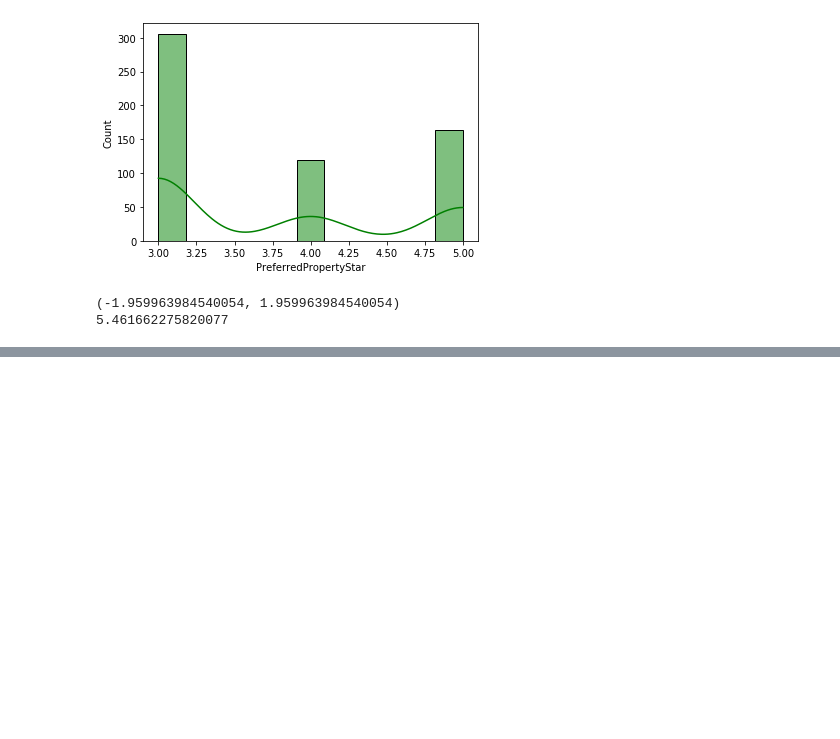
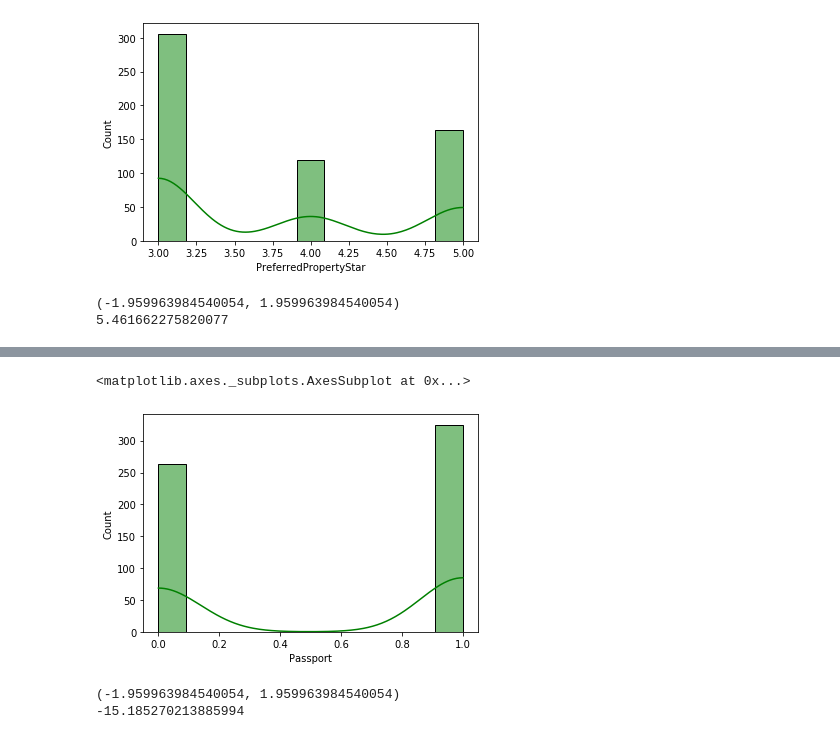
Before and after one commit to KyLarson-Research/tourism, a Jupyter notebook: tourism.ipynb, the cells around one changed output, grey strips where cells are left out. Drawn from its saved outputs; the diff is of its cells as text; code cells hidden in the pictures; blank space fills up the shorter version.

```diff
--- a/tourism.ipynb
+++ b/tourism.ipynb
@@ -370 +404,24 @@ sns.histplot(df_prodtaken_y['PreferredPropertyStar'], kde=True, color='green')
+# %%
+sns.histplot(df_prodtaken_y['Passport'], kde=True, color='green')
+# %% [output]
+<matplotlib.axes._subplots.AxesSubplot at 0x...>
+[figure, added]
+# %%
+#Passport
+#The two prop z can be used on PPassport, npq>10 and binomial situation is '=1' success,
+# with '!=0' fail
+#H0 : prop Passport is the same between package status
+#H1 : prop Passport different between package status
+# significance = .05
+psp = 'Passport'
+npsp_is1, npsp_isnt1 = [x for _, x in df_prodtaken_n.groupby(df_prodtaken_n[psp] != 1)]
+nencode_psp = [1]*len(npsp_is1[PPS])
+nencode_psp.extend([0]*len(npsp_isnt1))
+ypsp_is1, ypsp_isnt1 = [x for _, x in df_prodtaken_y.groupby(df_prodtaken_y[psp] != 1)]
+yencode_psp = [1]*len(ypsp_is1[PPS])
+yencode_psp.extend([0]*len(ypsp_isnt1))
+twoprop_twotail_z(nencode_psp, yencode_psp, .05)
+# %% [output]
+(-1.959963984540054, 1.959963984540054)
+-15.185270213885994
 # %%
```
Also changed, not shown: parts of 12 cells of this notebook.
